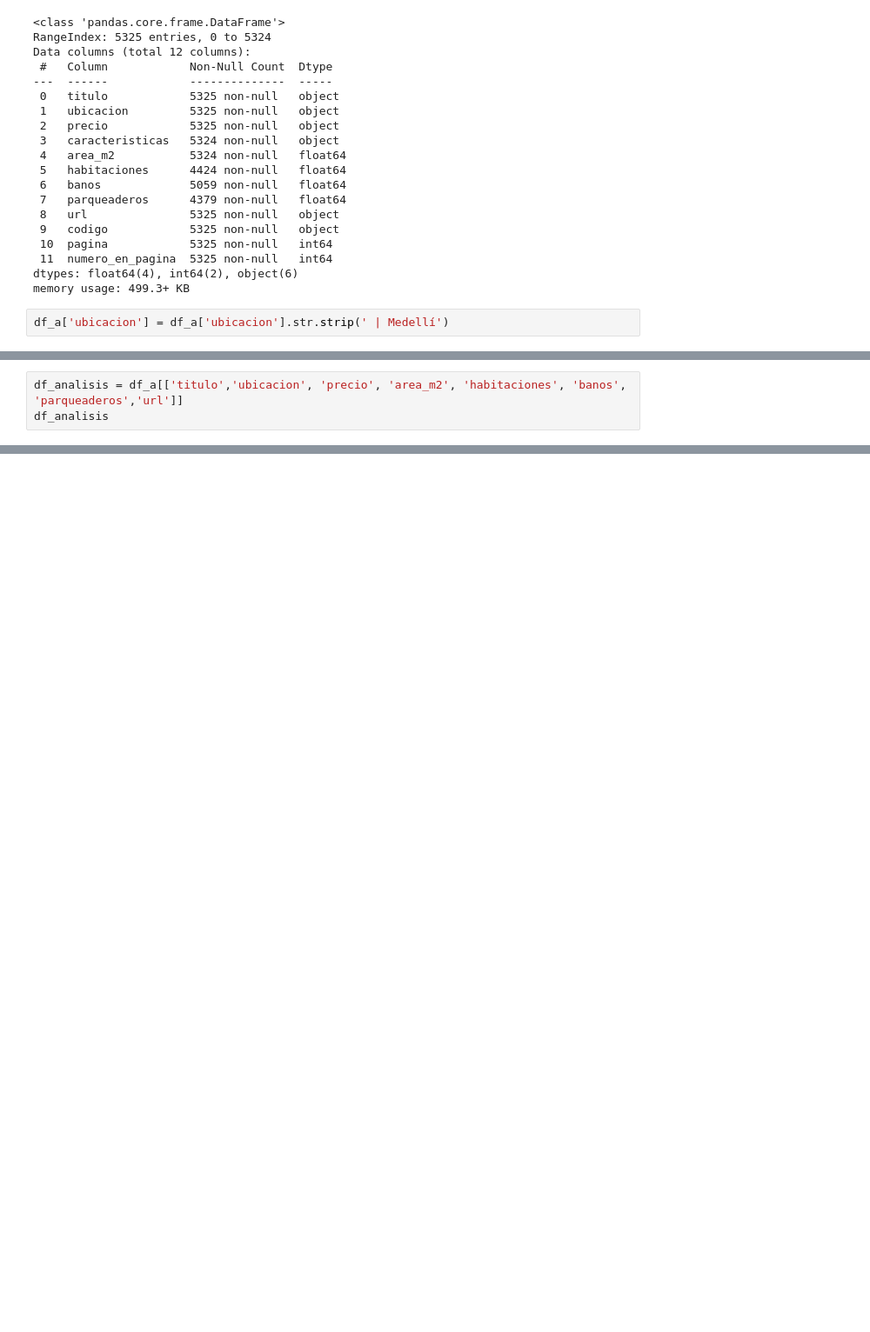
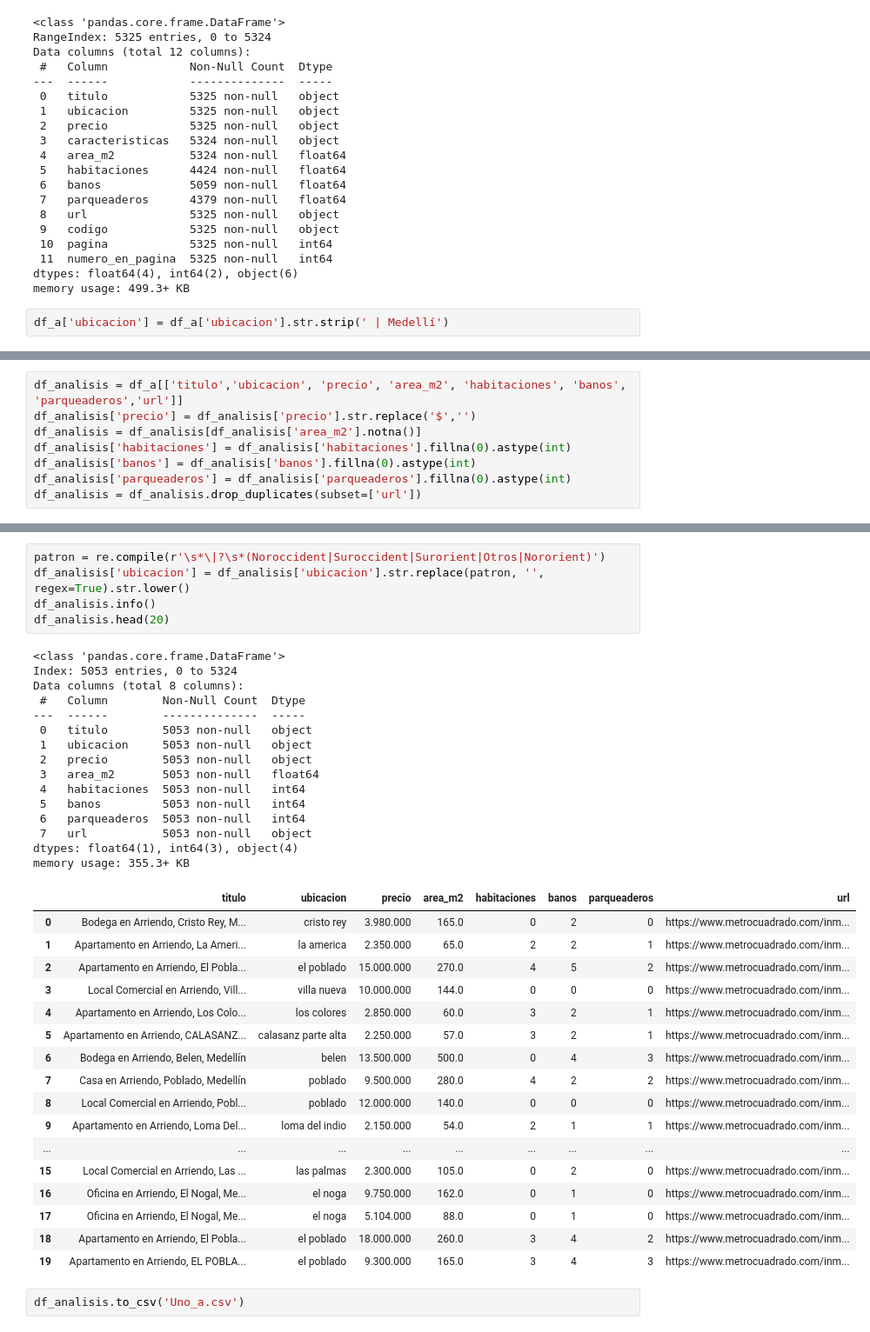
Before and after one commit to roman-correa/scraper, a Jupyter notebook: scraper.ipynb, the cells around one changed output, grey strips where cells are left out. Shown: that part at 87% size. Saved outputs shown, nothing was run; the diff lists cells and outputs as text; blank space fills up the shorter version.

Commit message:
clean data + new titles and right data types

```diff
--- a/scraper.ipynb
+++ b/scraper.ipynb
@@ -490,5 +490,10 @@ palma
 | 5039 | Apartamento en Arriendo, BELEN LA... | BELEN LA PALMA | Suroccident | $2.200.000 | 48 m²\n2 hab.\n2 bañ.\n1 par. | 48.0 | 2.0 | 2.0 | 1.0 | https://www.metrocuadrado.com/inm... | ... |
 # %%
 df_analisis = df_a[['titulo','ubicacion', 'precio', 'area_m2', 'habitaciones', 'banos', 'parqueaderos','url']]
-df_analisis
+df_analisis['precio'] = df_analisis['precio'].str.replace('$','')
+df_analisis = df_analisis[df_analisis['area_m2'].notna()]
+df_analisis['habitaciones'] = df_analisis['habitaciones'].fillna(0).astype(int)
+df_analisis['banos'] = df_analisis['banos'].fillna(0).astype(int)
+df_analisis['parqueaderos'] = df_analisis['parqueaderos'].fillna(0).astype(int)
+df_analisis = df_analisis.drop_duplicates(subset=['url'])
 # %% [output]
@@ -508 +505,41 @@ df_analisis
+# %%
+patron = re.compile(r'\s*\|?\s*(Noroccident|Suroccident|Surorient|Otros|Nororient)')
+df_analisis['ubicacion'] = df_analisis['ubicacion'].str.replace(patron, '', regex=True).str.lower()
+df_analisis.info()
+df_analisis.head(20)
+# %% [output]
+<class 'pandas.core.frame.DataFrame'>
+Index: 5053 entries, 0 to 5324
+Data columns (total 8 columns):
+ #   Column        Non-Null Count  Dtype
+---  ------        --------------  -----
+ 0   titulo        5053 non-null   object
+ 1   ubicacion     5053 non-null   object
+ 2   precio        5053 non-null   object
+ 3   area_m2       5053 non-null   float64
+ 4   habitaciones  5053 non-null   int64
+ 5   banos         5053 non-null   int64
+ 6   parqueaderos  5053 non-null   int64
+ 7   url           5053 non-null   object
+dtypes: float64(1), int64(3), object(4)
+memory usage: 355.3+ KB
+|  | titulo | ubicacion | precio | area_m2 | habitaciones | banos | parqueaderos | url |
+| 0 | Bodega en Arriendo, Cristo Rey, M... | cristo rey | 3.980.000 | 165.0 | 0 | 2 | 0 | https://www.metrocuadrado.com/inm... |
+| 1 | Apartamento en Arriendo, La Ameri... | la america | 2.350.000 | 65.0 | 2 | 2 | 1 | https://www.metrocuadrado.com/inm... |
+| 2 | Apartamento en Arriendo, El Pobla... | el poblado | 15.000.000 | 270.0 | 4 | 5 | 2 | https://www.metrocuadrado.com/inm... |
+| 3 | Local Comercial en Arriendo, Vill... | villa nueva | 10.000.000 | 144.0 | 0 | 0 | 0 | https://www.metrocuadrado.com/inm... |
+| 4 | Apartamento en Arriendo, Los Colo... | los colores | 2.850.000 | 60.0 | 3 | 2 | 1 | https://www.metrocuadrado.com/inm... |
+| 5 | Apartamento en Arriendo, CALASANZ... | calasanz parte alta | 2.250.000 | 57.0 | 3 | 2 | 1 | https://www.metrocuadrado.com/inm... |
+| 6 | Bodega en Arriendo, Belen, Medellín | belen | 13.500.000 | 500.0 | 0 | 4 | 3 | https://www.metrocuadrado.com/inm... |
+| 7 | Casa en Arriendo, Poblado, Medellín | poblado | 9.500.000 | 280.0 | 4 | 2 | 2 | https://www.metrocuadrado.com/inm... |
+| 8 | Local Comercial en Arriendo, Pobl... | poblado | 12.000.000 | 140.0 | 0 | 0 | 0 | https://www.metrocuadrado.com/inm... |
+| 9 | Apartamento en Arriendo, Loma Del... | loma del indio | 2.150.000 | 54.0 | 2 | 1 | 1 | https://www.metrocuadrado.com/inm... |
+| ... | ... | ... | ... | ... | ... | ... | ... | ... |
+| 15 | Local Comercial en Arriendo, Las ... | las palmas | 2.300.000 | 105.0 | 0 | 2 | 0 | https://www.metrocuadrado.com/inm... |
+| 16 | Oficina en Arriendo, El Nogal, Me... | el noga | 9.750.000 | 162.0 | 0 | 1 | 0 | https://www.metrocuadrado.com/inm... |
+| 17 | Oficina en Arriendo, El Nogal, Me... | el noga | 5.104.000 | 88.0 | 0 | 1 | 0 | https://www.metrocuadrado.com/inm... |
+| 18 | Apartamento en Arriendo, El Pobla... | el poblado | 18.000.000 | 260.0 | 3 | 4 | 2 | https://www.metrocuadrado.com/inm... |
+| 19 | Apartamento en Arriendo, EL POBLA... | el poblado | 9.300.000 | 165.0 | 3 | 4 | 3 | https://www.metrocuadrado.com/inm... |
+# %%
+df_analisis.to_csv('Uno_a.csv')
 # %%
```
Also changed, not shown: parts of 7 cells of this notebook, 3 other files.
